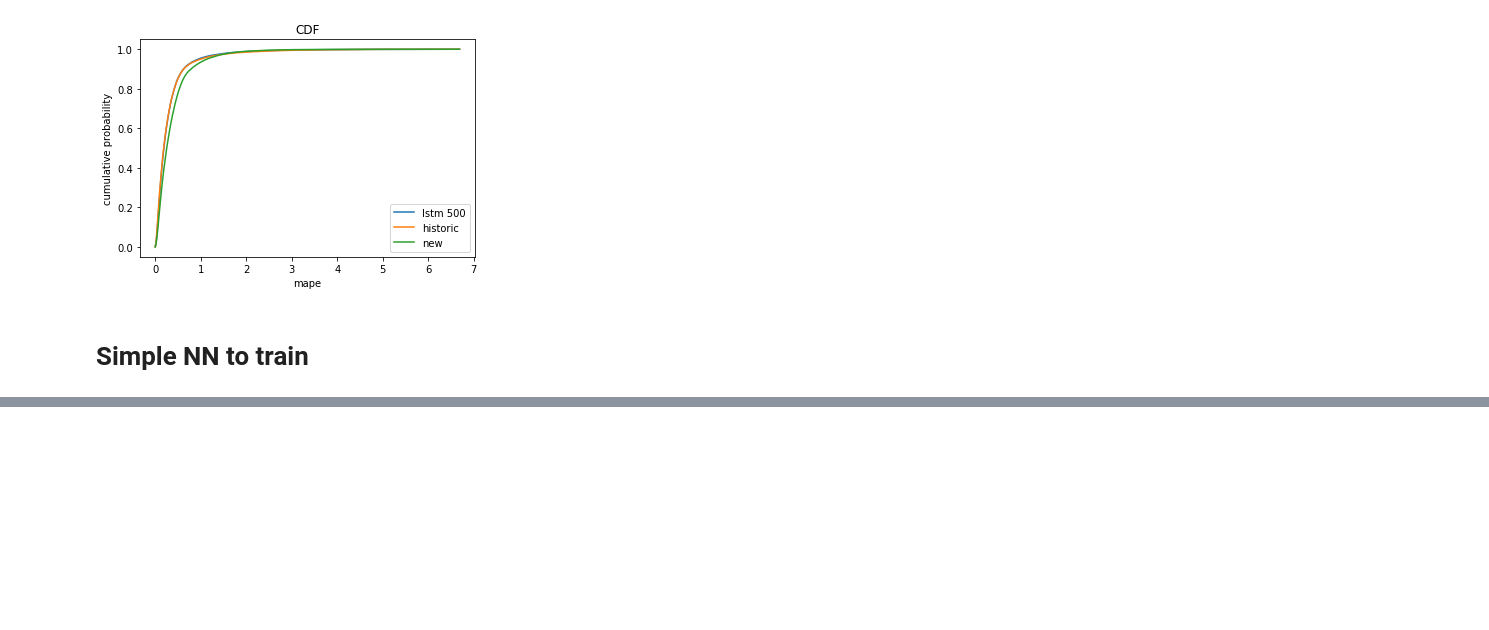
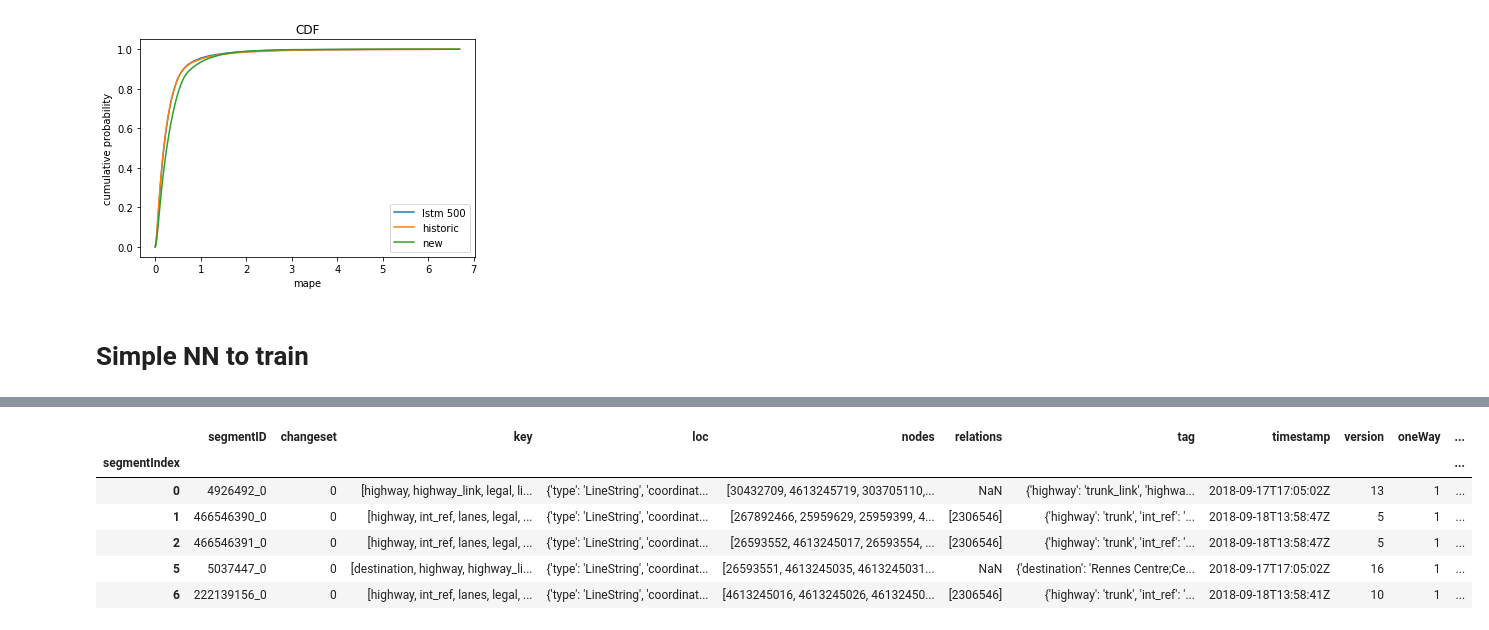
Before and after one commit to bourliam/PRIM, a Jupyter notebook: Notebooks/ModelsTesting.ipynb, the cells around one changed output, grey strips where cells are left out. Drawn from its saved outputs; the diff is of its cells as text; code cells hidden in the pictures; blank space fills up the shorter version.

```diff
--- a/Notebooks/ModelsTesting.ipynb
+++ b/Notebooks/ModelsTesting.ipynb
@@ -412,0 +510,12 @@ plt.plot(data_model4.model.layers[1].get_weights()[0][4])
+# %%
+segs = segmentsMeta[segmentsMeta.segmentID.isin(mergedIndex[mergedIndex.isin(speedDF.index)].index)]
+segs["newID"] = segs['segmentID'].apply(lambda x: mergedIndex[mergedIndex.isin(speedDF.index)][x])
+segs.head()
+# %% [output]
+|  | segmentID | changeset | key | loc | nodes | relations | tag | timestamp | version | oneWay | ... |
+| segmentIndex |  |  |  |  |  |  |  |  |  |  | ... |
+| 0 | 4926492_0 | 0 | [highway, highway_link, legal, li... | {'type': 'LineString', 'coordinat... | [30432709, 4613245719, 303705110,... | NaN | {'highway': 'trunk_link', 'highwa... | 2018-09-17T17:05:02Z | 13 | 1 | ... |
+| 1 | 466546390_0 | 0 | [highway, int_ref, lanes, legal, ... | {'type': 'LineString', 'coordinat... | [267892466, 25959629, 25959399, 4... | [2306546] | {'highway': 'trunk', 'int_ref': '... | 2018-09-18T13:58:47Z | 5 | 1 | ... |
+| 2 | 466546391_0 | 0 | [highway, int_ref, lanes, legal, ... | {'type': 'LineString', 'coordinat... | [26593552, 4613245017, 26593554, ... | [2306546] | {'highway': 'trunk', 'int_ref': '... | 2018-09-18T13:58:47Z | 5 | 1 | ... |
+| 5 | 5037447_0 | 0 | [destination, highway, highway_li... | {'type': 'LineString', 'coordinat... | [26593551, 4613245035, 4613245031... | NaN | {'destination': 'Rennes Centre;Ce... | 2018-09-17T17:05:02Z | 16 | 1 | ... |
+| 6 | 222139156_0 | 0 | [highway, int_ref, lanes, legal, ... | {'type': 'LineString', 'coordinat... | [4613245016, 4613245026, 46132450... | [2306546] | {'highway': 'trunk', 'int_ref': '... | 2018-09-18T13:58:41Z | 10 | 1 | ... |
```
Also changed, not shown: parts of 22 cells of this notebook, 6 other files.
